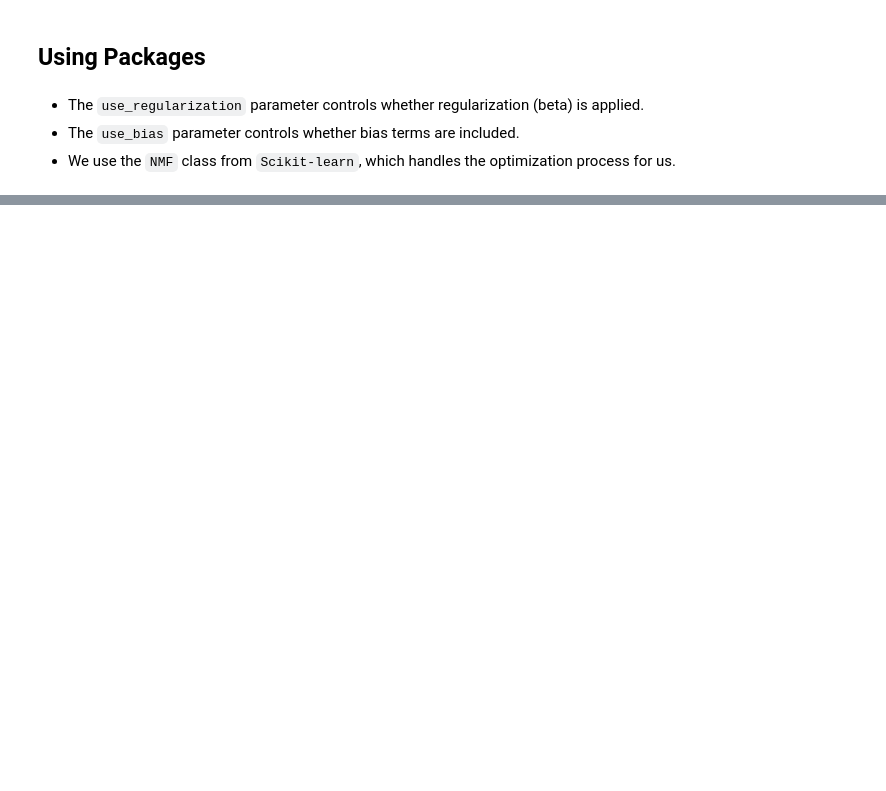
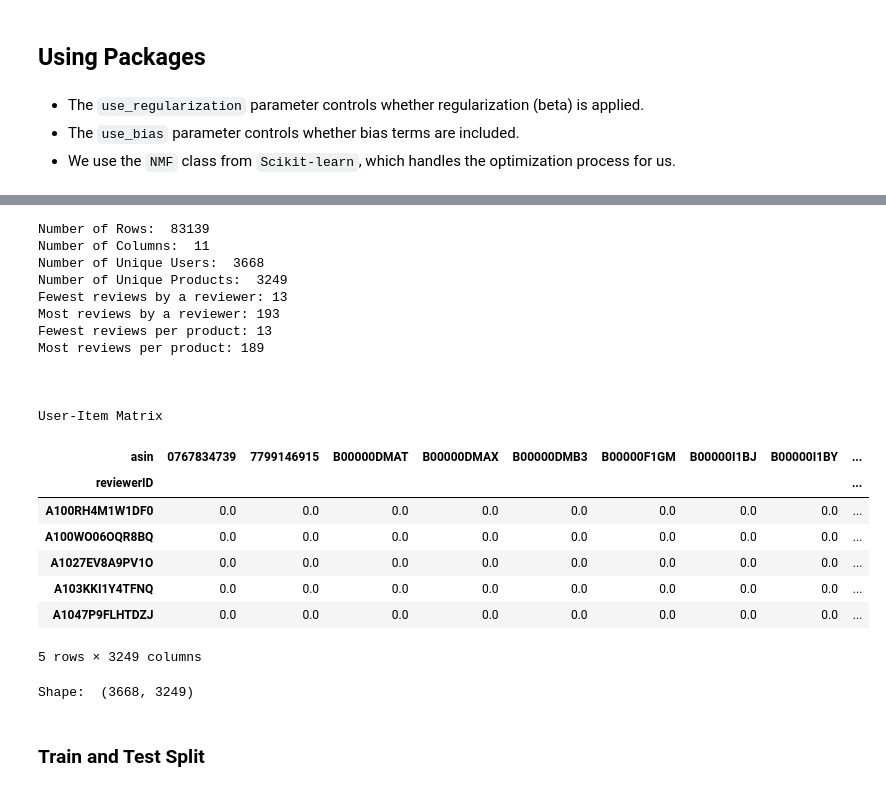
Before and after one commit to pavsingh7/Masters-Dissertation, a Jupyter notebook: Code/7 mf_collab_filtering.ipynb, the cells around one changed output, grey strips where cells are left out. Cells and saved outputs as stored; diff of their text form; code cells hidden in the pictures; blank space fills up the shorter version.

```diff
--- a/Code/7 mf_collab_filtering.ipynb
+++ b/Code/7 mf_collab_filtering.ipynb
@@ -655,0 +786,23 @@ print("Corresponding Predicted Ratings:", predicted_ratings_array)
+# %%
+# load data
+# amz_data = pd.read_csv(r'C:\Users\e1002902\Documents\GitHub Repository\Masters-Dissertation\Code\Data\set2_data_modelling.csv')
+amz_data = pd.read_csv("/Users/pavansingh/Library/CloudStorage/GoogleDrive-pavansingho23@gmail.com/My Drive/Portfolio/Masters-Dissertation/Code/Data/set4_data_modelling.csv", index_col=0)
+
+# print details
+print('Number of Rows: ', amz_data.shape[0])
+print('Number of Columns: ', amz_data.shape[1])
+print('Number of Unique Users: ', len(amz_data['reviewerID'].unique()))
+print('Number of Unique Products: ', len(amz_data['asin'].unique()))
+print('Fewest reviews by a reviewer:', amz_data.groupby('reviewerID')['asin'].count().min())
+print('Most reviews by a reviewer:', amz_data.groupby('reviewerID')['asin'].count().max())
+print("Fewest reviews per product:", amz_data.groupby('asin')['reviewerID'].count().min())
+print("Most reviews per product:", amz_data.groupby('asin')['reviewerID'].count().max())
+
+# Creating User Item Matrix =====================================================
+# create user-item matrix
+x = amz_data.pivot_table(index='reviewerID', columns='asin', values='overall')
+x = x.fillna(0)
+print("\n\n\nUser-Item Matrix")
+display(x.head())
+print('Shape: ', x.shape)
+# %% [output]
@@ -655,0 +815,23 @@ print("Corresponding Predicted Ratings:", predicted_ratings_array)
+Number of Rows:  83139
+Number of Columns:  11
+Number of Unique Users:  3668
+Number of Unique Products:  3249
+Fewest reviews by a reviewer: 13
+Most reviews by a reviewer: 193
+Fewest reviews per product: 13
+Most reviews per product: 189
+
+
+
+User-Item Matrix
+| asin | 0767834739 | 7799146915 | B00000DMAT | B00000DMAX | B00000DMB3 | B00000F1GM | B00000I1BJ | B00000I1BY | ... |
+| reviewerID |  |  |  |  |  |  |  |  | ... |
+| A100RH4M1W1DF0 | 0.0 | 0.0 | 0.0 | 0.0 | 0.0 | 0.0 | 0.0 | 0.0 | ... |
+| A100WO06OQR8BQ | 0.0 | 0.0 | 0.0 | 0.0 | 0.0 | 0.0 | 0.0 | 0.0 | ... |
+| A1027EV8A9PV1O | 0.0 | 0.0 | 0.0 | 0.0 | 0.0 | 0.0 | 0.0 | 0.0 | ... |
+| A103KKI1Y4TFNQ | 0.0 | 0.0 | 0.0 | 0.0 | 0.0 | 0.0 | 0.0 | 0.0 | ... |
+| A1047P9FLHTDZJ | 0.0 | 0.0 | 0.0 | 0.0 | 0.0 | 0.0 | 0.0 | 0.0 | ... |
+5 rows × 3249 columns
+Shape:  (3668, 3249)
+# %% [markdown]
+### Train and Test Split
```
Also changed, not shown: parts of 40 cells of this notebook.
